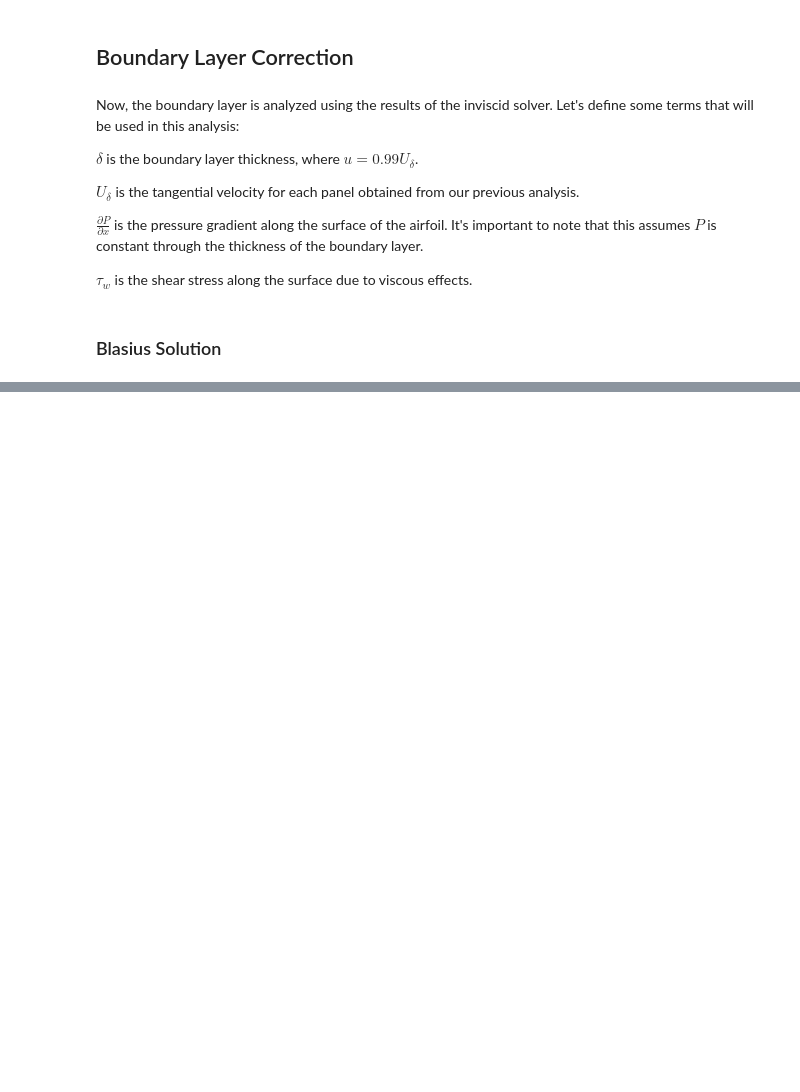
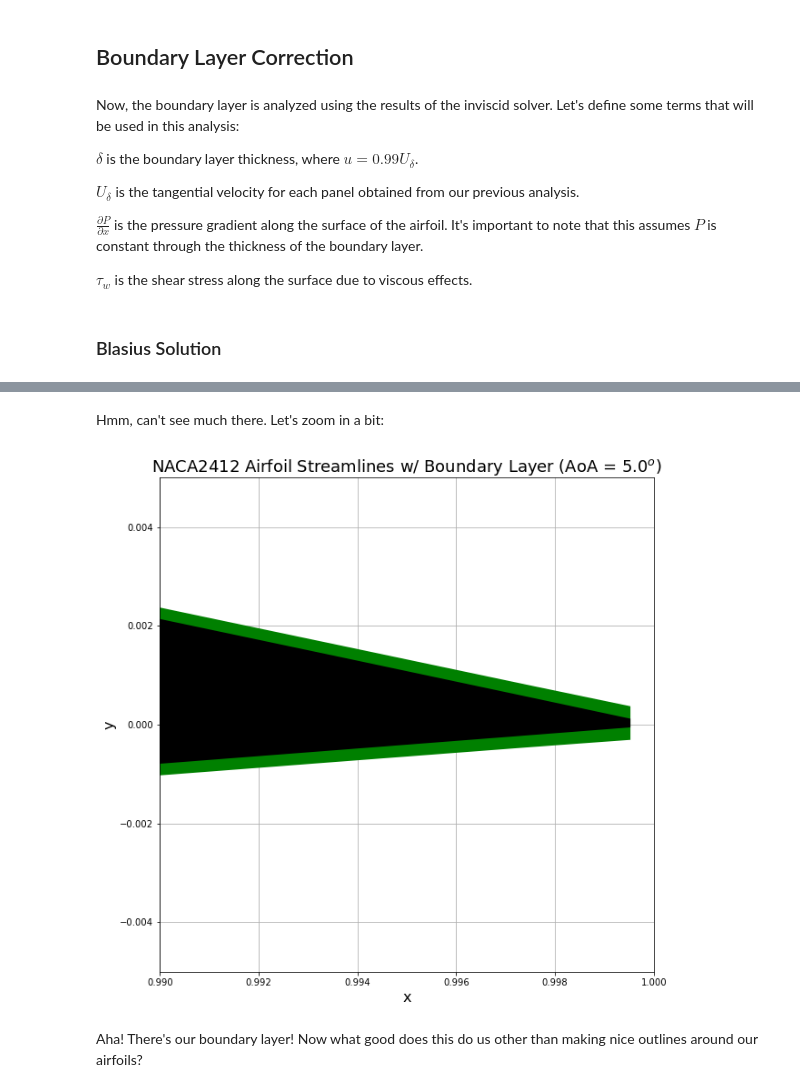
Before and after one commit to bobforcha/AeroPython-studentprojects2017, a Jupyter notebook: final_report.ipynb, the cells around one changed output, grey strips where cells are left out. Saved outputs shown, nothing was run; the diff lists cells and outputs as text; code cells hidden in the pictures; blank space fills up the shorter version.

```diff
--- a/final_report.ipynb
+++ b/final_report.ipynb
@@ -120,0 +200,20 @@ $$2\frac{d^3 f}{d\eta^3} + f\left(\eta\right)\frac{d^2 f}{d\eta^2} = 0$$
+# %% [markdown]
+Hmm, can't see much there.  Let's zoom in a bit:
+# %%
+plt.figure(figsize=(size, size))
+plt.grid(True)
+plt.xlabel('x', fontsize=16)
+plt.ylabel('y', fontsize=16)
+plt.streamplot(X, Y, u, v, density=1, linewidth=1, arrowsize=1, arrowstyle='->')
+plt.fill([panel.xc for panel in panels], [panel.yc for panel in panels],
+         color='k', linestyle='solid', linewidth=2, zorder=3)
+plt.fill([panel.xc for panel in panels], y_blas,
+         color='g', linestyle='solid', linewidth=2, zorder=2)
+plt.axis('scaled', adjustable='box')
+plt.xlim(0.99, 1)
+plt.ylim(-0.005, 0.005)
+plt.title('NACA2412 Airfoil Streamlines w/ Boundary Layer (AoA = ${}^o$)'.format(alpha), fontsize=18);
+# %% [output]
+[figure, added]
+# %% [markdown]
+Aha! There's our boundary layer! Now what good does this do us other than making nice outlines around our airfoils?
```
Also changed, not shown: parts of 8 cells of this notebook.
